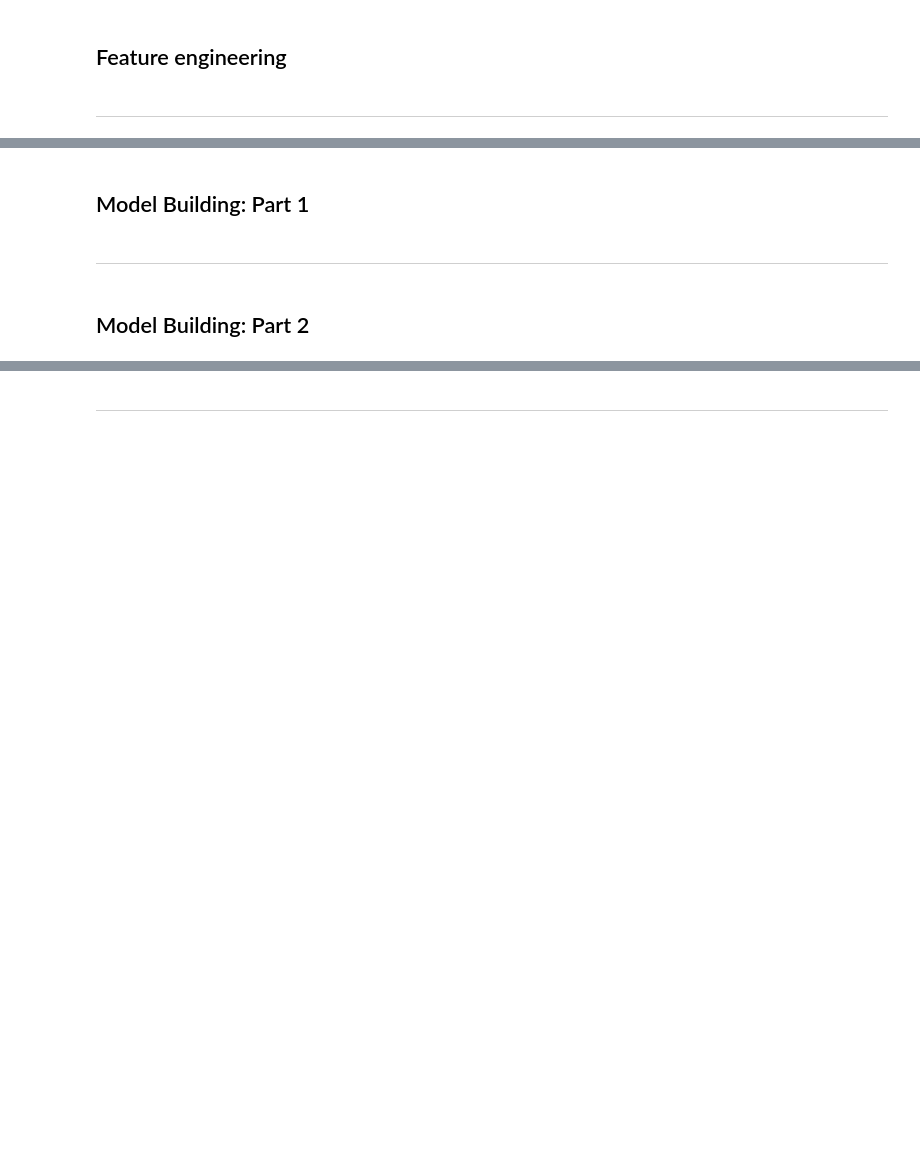
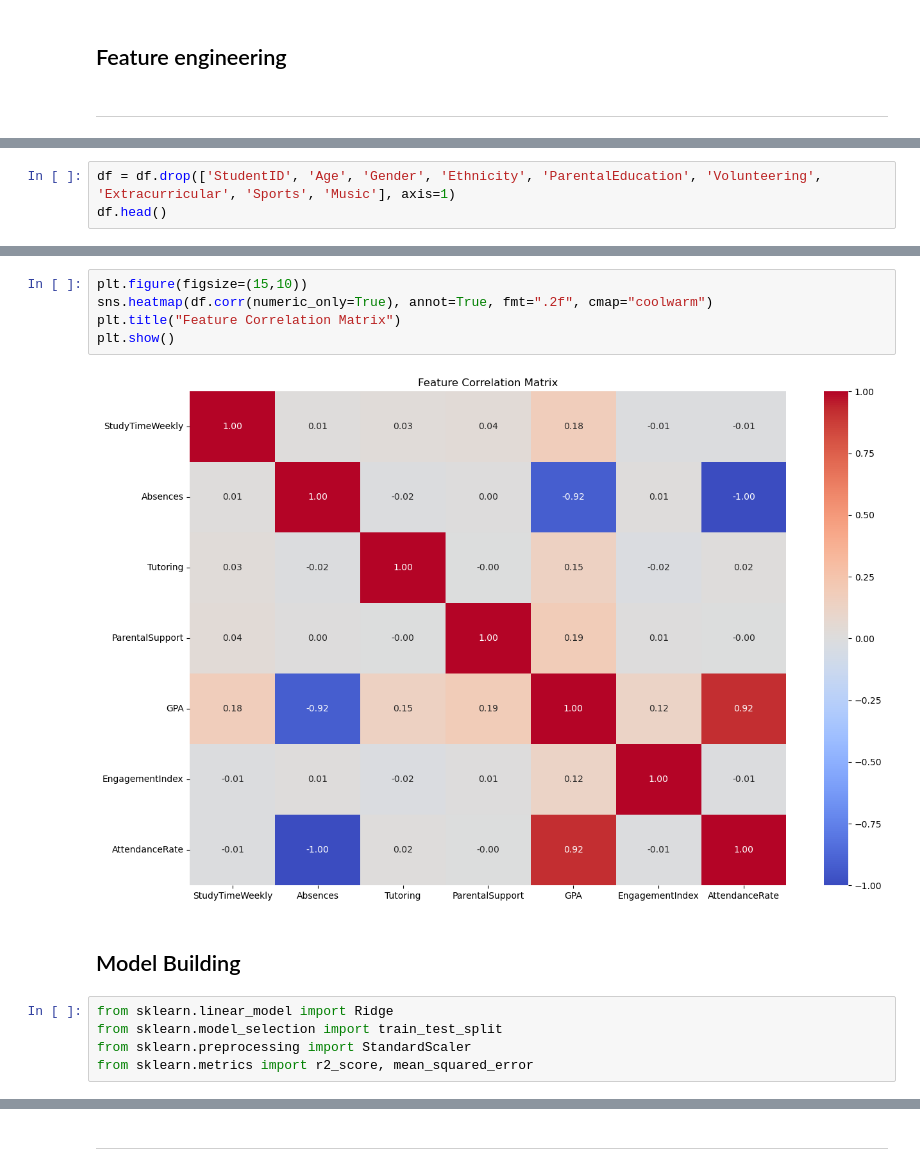
Before and after one commit to Enderphantom01/MLG-381-Assignment-1, a Jupyter notebook: notebooks/Group_AD_Notebook.ipynb, the cells around one changed output, grey strips where cells are left out. Drawn from its saved outputs; the diff is of its cells as text; blank space fills up the shorter version.

Commit message:
Tshepang: Model, pkl file complete

```diff
--- a/notebooks/Group_AD_Notebook.ipynb
+++ b/notebooks/Group_AD_Notebook.ipynb
@@ -377,0 +485,3 @@ df = df[(z_scores < 3).all(axis=1)]
+# %%
+df = df.drop(['StudentID', 'Age', 'Gender', 'Ethnicity', 'ParentalEducation', 'Volunteering', 'Extracurricular', 'Sports', 'Music'], axis=1)
+df.head()
@@ -378,6 +495,14 @@ df = df[(z_scores < 3).all(axis=1)]
+# %%
+plt.figure(figsize=(15,10))
+sns.heatmap(df.corr(numeric_only=True), annot=True, fmt=".2f", cmap="coolwarm")
+plt.title("Feature Correlation Matrix")
+plt.show()
+# %% [output]
+[figure, added]
 # %% [markdown]
-## Model Building: Part 1
+## Model Building
-# %% [markdown]
-<hr/>
-# %% [markdown]
-## Model Building: Part 2
+# %%
+from sklearn.linear_model import Ridge
+from sklearn.model_selection import train_test_split
+from sklearn.preprocessing import StandardScaler
+from sklearn.metrics import r2_score, mean_squared_error
```
Also changed, not shown: parts of 30 cells of this notebook, 1 other file.
